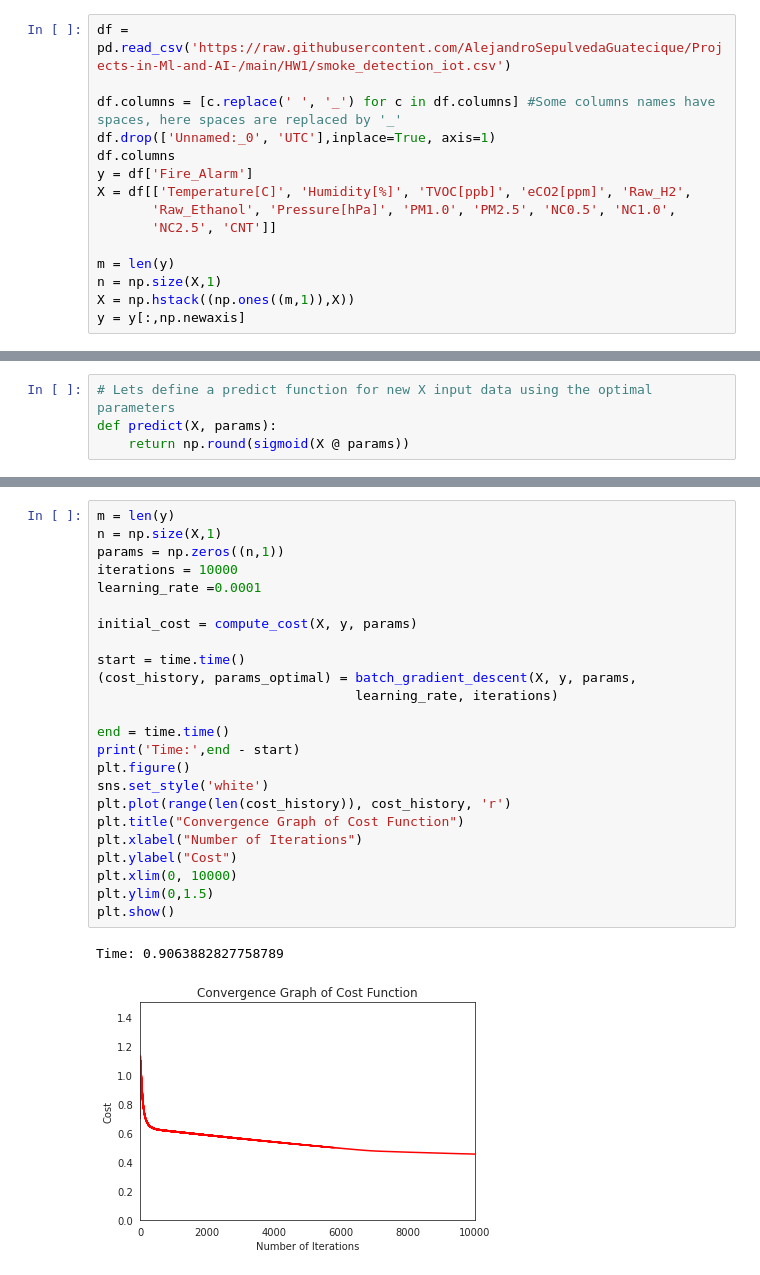
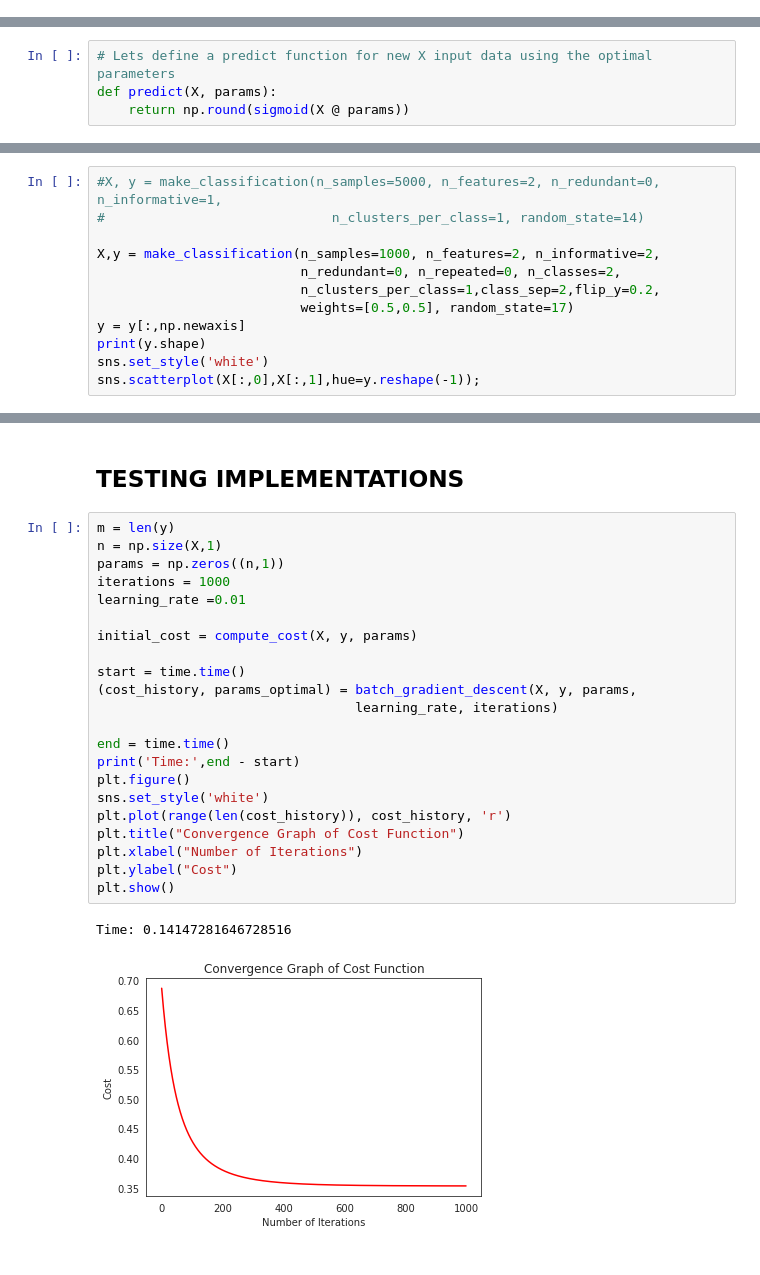
Before and after one commit to AlejandroSepulvedaGuatecique/Projects-in-Ml-and-AI-, a Jupyter notebook: HW1/Logistic_Regression_from_scratch.ipynb, the cells around one changed output, grey strips where cells are left out. Cells and saved outputs as stored; diff of their text form.

```diff
--- a/HW1/Logistic_Regression_from_scratch.ipynb
+++ b/HW1/Logistic_Regression_from_scratch.ipynb
@@ -237,16 +3 @@ plt.show()
-# %%
-df = pd.read_csv('https://raw.githubusercontent.com/AlejandroSepulvedaGuatecique/Projects-in-Ml-and-AI-/main/HW1/smoke_detection_iot.csv')
-
-df.columns = [c.replace(' ', '_') for c in df.columns] #Some columns names have spaces, here spaces are replaced by '_'
-df.drop(['Unnamed:_0', 'UTC'],inplace=True, axis=1)
-df.columns
-y = df['Fire_Alarm']
-X = df[['Temperature[C]', 'Humidity[%]', 'TVOC[ppb]', 'eCO2[ppm]', 'Raw_H2',
-       'Raw_Ethanol', 'Pressure[hPa]', 'PM1.0', 'PM2.5', 'NC0.5', 'NC1.0',
-       'NC2.5', 'CNT']]
-
-m = len(y)
-n = np.size(X,1)
-X = np.hstack((np.ones((m,1)),X))
-y = y[:,np.newaxis]
 # %% [markdown]
@@ -429,0 +149,12 @@ y = y[:,np.newaxis]
+# %%
+#X, y = make_classification(n_samples=5000, n_features=2, n_redundant=0, n_informative=1,
+#                             n_clusters_per_class=1, random_state=14)
+
+X,y = make_classification(n_samples=1000, n_features=2, n_informative=2,
+                          n_redundant=0, n_repeated=0, n_classes=2,
+                          n_clusters_per_class=1,class_sep=2,flip_y=0.2,
+                          weights=[0.5,0.5], random_state=17)
+y = y[:,np.newaxis]
+print(y.shape)
+sns.set_style('white')
+sns.scatterplot(X[:,0],X[:,1],hue=y.reshape(-1));
@@ -430,27 +164,27 @@ y = y[:,np.newaxis]
+# %% [markdown]
+## TESTING IMPLEMENTATIONS
 # %%
 m = len(y)
 n = np.size(X,1)
 params = np.zeros((n,1))
-iterations = 10000
-learning_rate =0.0001
+iterations = 1000
+learning_rate =0.01
 
 initial_cost = compute_cost(X, y, params)
 
 start = time.time()
 (cost_history, params_optimal) = batch_gradient_descent(X, y, params,
                                  learning_rate, iterations)
 
 end = time.time()
 print('Time:',end - start)
 plt.figure()
 sns.set_style('white')
 plt.plot(range(len(cost_history)), cost_history, 'r')
 plt.title("Convergence Graph of Cost Function")
 plt.xlabel("Number of Iterations")
 plt.ylabel("Cost")
-plt.xlim(0, 10000)
-plt.ylim(0,1.5)
 plt.show()
 # %% [output]
-Time: 0.9063882827758789
+Time: 0.14147281646728516
-[figure, old version]
+[figure, new version]
```
Also changed, not shown: parts of 35 cells of this notebook.
